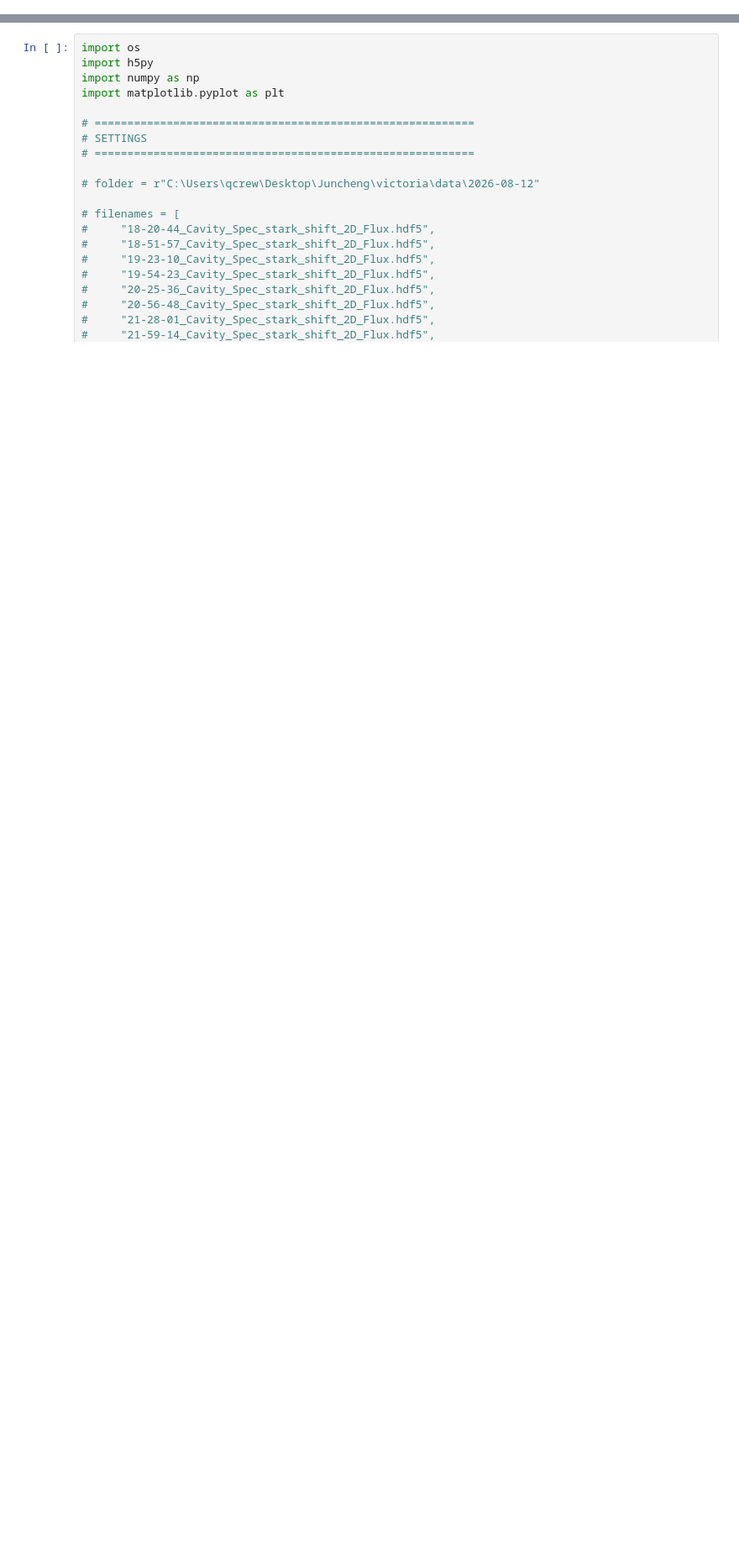
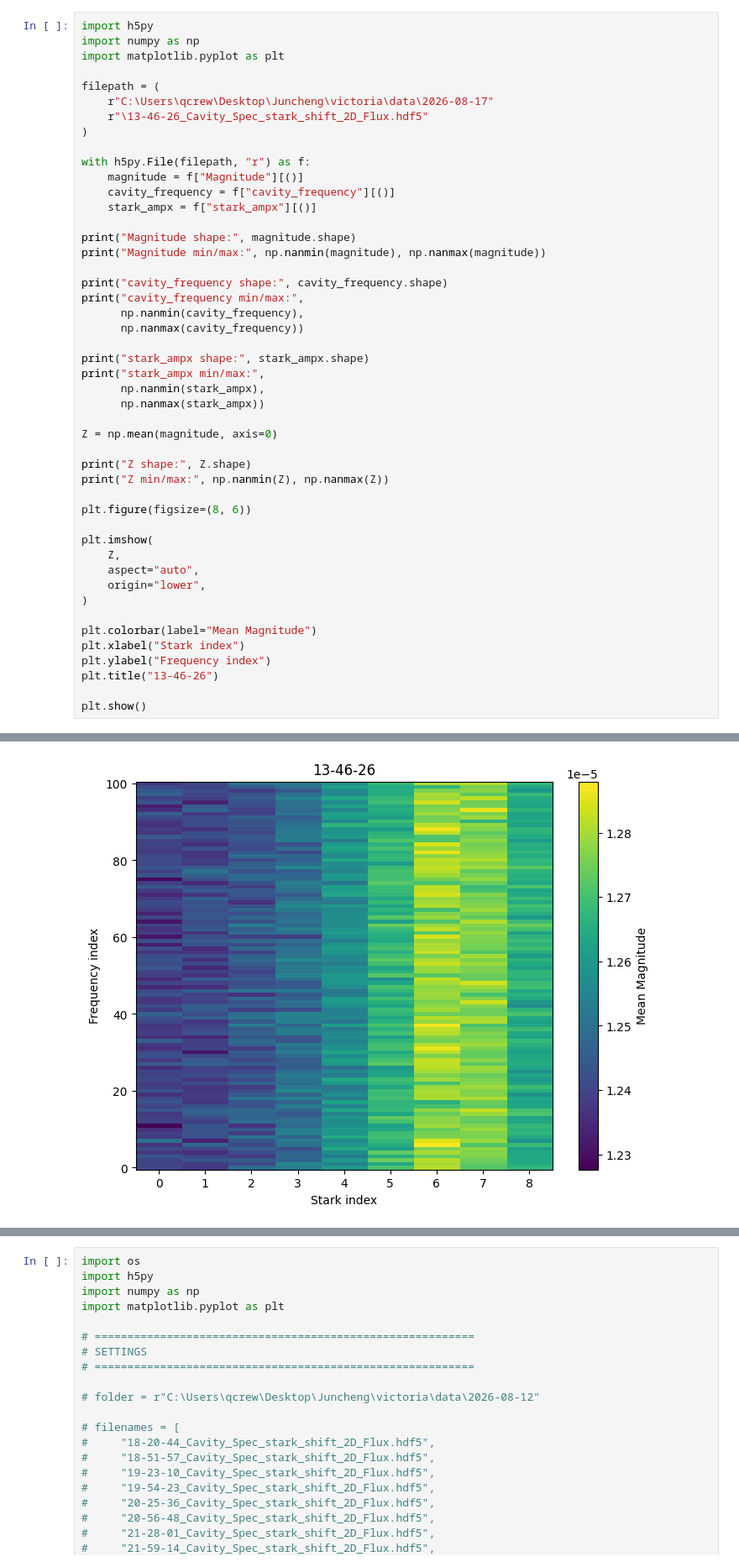
Before and after one commit to spinoandraptos/victoria, a Jupyter notebook: scripts/plot/plot_Stark_shift_2d.ipynb, the cells around one changed output, grey strips where cells are left out. Shown at 84% size. Saved outputs shown, nothing was run; the diff lists cells and outputs as text; blank space fills up the shorter version.

```diff
--- a/scripts/plot/plot_Stark_shift_2d.ipynb
+++ b/scripts/plot/plot_Stark_shift_2d.ipynb
@@ -278,0 +795,48 @@ Color limits: 5.831264983871276e-06 1.4651526784295036e-05
+# %%
+import h5py
+import numpy as np
+import matplotlib.pyplot as plt
+
+filepath = (
+    r"C:\Users\qcrew\Desktop\Juncheng\victoria\data\2026-08-17"
+    r"\13-46-26_Cavity_Spec_stark_shift_2D_Flux.hdf5"
+)
+
+with h5py.File(filepath, "r") as f:
+    magnitude = f["Magnitude"][()]
+    cavity_frequency = f["cavity_frequency"][()]
+    stark_ampx = f["stark_ampx"][()]
+
+print("Magnitude shape:", magnitude.shape)
+print("Magnitude min/max:", np.nanmin(magnitude), np.nanmax(magnitude))
+
+print("cavity_frequency shape:", cavity_frequency.shape)
+print("cavity_frequency min/max:",
+      np.nanmin(cavity_frequency),
+      np.nanmax(cavity_frequency))
+
+print("stark_ampx shape:", stark_ampx.shape)
+print("stark_ampx min/max:",
+      np.nanmin(stark_ampx),
+      np.nanmax(stark_ampx))
+
+Z = np.mean(magnitude, axis=0)
+
+print("Z shape:", Z.shape)
+print("Z min/max:", np.nanmin(Z), np.nanmax(Z))
+
+plt.figure(figsize=(8, 6))
+
+plt.imshow(
+    Z,
+    aspect="auto",
+    origin="lower",
+)
+
+plt.colorbar(label="Mean Magnitude")
+plt.xlabel("Stark index")
+plt.ylabel("Frequency index")
+plt.title("13-46-26")
+
+plt.show()
+# %% [output]
@@ -278,0 +851 @@ Color limits: 5.831264983871276e-06 1.4651526784295036e-05
+[figure, added]
```
Also changed, not shown: parts of 4 cells of this notebook, 27 other files.
